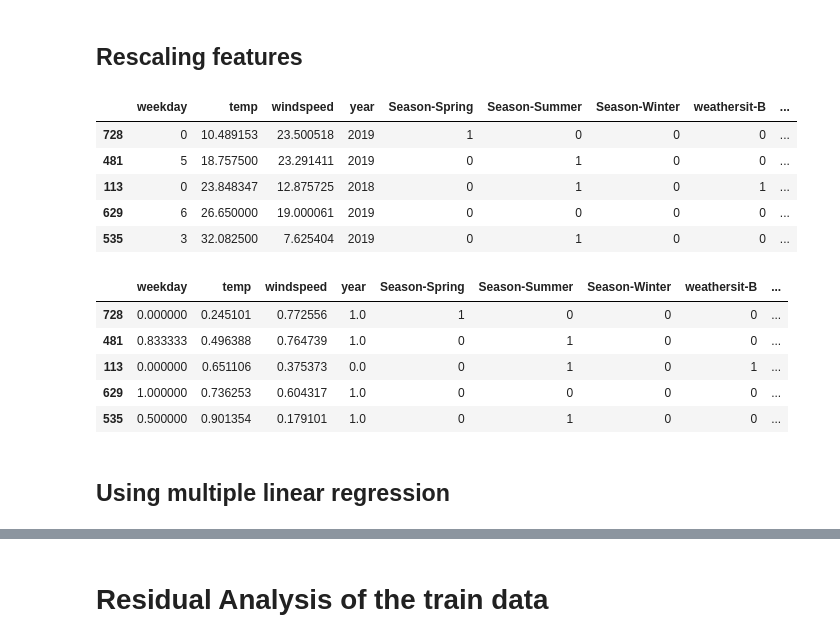
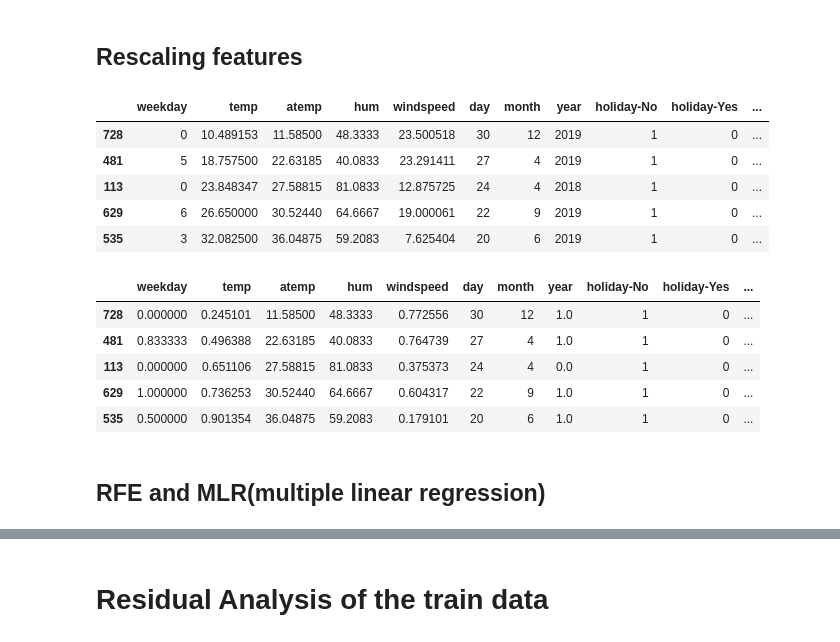
Before and after one commit to ACE857/ML-Bike-Sharing-Assignment, a Jupyter notebook: Suraj.ipynb, the cells around one changed output, grey strips where cells are left out. Drawn from its saved outputs; the diff is of its cells as text; code cells hidden in the pictures.

```diff
--- a/Suraj.ipynb
+++ b/Suraj.ipynb
@@ -330,15 +332,3 @@ memory usage: 121.6+ KB
 data = data.drop(['dteday', 'yr', 'instant', 'mnth',
                   'season', 'holiday', 'workingday',
                   'weathersit', 'casual', 'registered'], axis=1)
-
-"""
-R2 score - test/ train -> 83/80
-data = data.drop(['dteday', 'yr', 'instant', 'mnth',
-                  'season', 'holiday', 'workingday',
-                  'weathersit', 'casual', 'registered'], axis=1)
-
-
-
-
-
-"""
@@ -386,21 +367,6 @@ Positive correlation of temp and cnt
 # Building Model
 # %% [markdown]
 ## Test Train Split
-# %%
-# testing removing some other features
-# dropping columns - This is updated for each RFE iteration
-
-# data = data.drop(['month'], axis=1) #still 83
-# data = data.drop(['atemp'], axis=1) #still 83
-# data = data.drop(['day'], axis=1)
-# data = data.drop(['holiday-Yes'], axis=1)
-# data = data.drop(['workingday-No'], axis=1)
-# data = data.drop(['weathersit-A'], axis=1)
-# data = data.drop(['Season-Fall'], axis=1)
-# data = data.drop(['workingday-Yes'], axis=1)
-# data = data.drop(['hum'], axis=1)
-
-data = data.drop(['holiday-No'], axis=1)
 # %%
 X = data.loc[:, data.columns != 'cnt']
 y = data['cnt']
@@ -412,29 +378,30 @@ X_train, X_test, y_train, y_test = train_test_split(X, y, train_size = 0.7, test
 # %%
 X_train.head()
 # %% [output]
-|  | weekday | temp | windspeed | year | Season-Spring | Season-Summer | Season-Winter | weathersit-B | ... |
-| 728 | 0 | 10.489153 | 23.500518 | 2019 | 1 | 0 | 0 | 0 | ... |
-| 481 | 5 | 18.757500 | 23.291411 | 2019 | 0 | 1 | 0 | 0 | ... |
-| 113 | 0 | 23.848347 | 12.875725 | 2018 | 0 | 1 | 0 | 1 | ... |
-| 629 | 6 | 26.650000 | 19.000061 | 2019 | 0 | 0 | 0 | 0 | ... |
-| 535 | 3 | 32.082500 | 7.625404 | 2019 | 0 | 1 | 0 | 0 | ... |
+|  | weekday | temp | atemp | hum | windspeed | day | month | year | holiday-No | holiday-Yes | ... |
+| 728 | 0 | 10.489153 | 11.58500 | 48.3333 | 23.500518 | 30 | 12 | 2019 | 1 | 0 | ... |
+| 481 | 5 | 18.757500 | 22.63185 | 40.0833 | 23.291411 | 27 | 4 | 2019 | 1 | 0 | ... |
+| 113 | 0 | 23.848347 | 27.58815 | 81.0833 | 12.875725 | 24 | 4 | 2018 | 1 | 0 | ... |
+| 629 | 6 | 26.650000 | 30.52440 | 64.6667 | 19.000061 | 22 | 9 | 2019 | 1 | 0 | ... |
+| 535 | 3 | 32.082500 | 36.04875 | 59.2083 | 7.625404 | 20 | 6 | 2019 | 1 | 0 | ... |
 # %%
 # Scale features which were originally numeric or float type
+scaler = MinMaxScaler()
 num_vars = ['weekday', 'temp', 'windspeed', 'year']
 X_train[num_vars] = scaler.fit_transform(X_train[num_vars])
 X_train.head()
 # %% [output]
-|  | weekday | temp | windspeed | year | Season-Spring | Season-Summer | Season-Winter | weathersit-B | ... |
-| 728 | 0.000000 | 0.245101 | 0.772556 | 1.0 | 1 | 0 | 0 | 0 | ... |
-| 481 | 0.833333 | 0.496388 | 0.764739 | 1.0 | 0 | 1 | 0 | 0 | ... |
-| 113 | 0.000000 | 0.651106 | 0.375373 | 0.0 | 0 | 1 | 0 | 1 | ... |
-| 629 | 1.000000 | 0.736253 | 0.604317 | 1.0 | 0 | 0 | 0 | 0 | ... |
-| 535 | 0.500000 | 0.901354 | 0.179101 | 1.0 | 0 | 1 | 0 | 0 | ... |
+|  | weekday | temp | atemp | hum | windspeed | day | month | year | holiday-No | holiday-Yes | ... |
+| 728 | 0.000000 | 0.245101 | 11.58500 | 48.3333 | 0.772556 | 30 | 12 | 1.0 | 1 | 0 | ... |
+| 481 | 0.833333 | 0.496388 | 22.63185 | 40.0833 | 0.764739 | 27 | 4 | 1.0 | 1 | 0 | ... |
+| 113 | 0.000000 | 0.651106 | 27.58815 | 81.0833 | 0.375373 | 24 | 4 | 0.0 | 1 | 0 | ... |
+| 629 | 1.000000 | 0.736253 | 30.52440 | 64.6667 | 0.604317 | 22 | 9 | 1.0 | 1 | 0 | ... |
+| 535 | 0.500000 | 0.901354 | 36.04875 | 59.2083 | 0.179101 | 20 | 6 | 1.0 | 1 | 0 | ... |
 # %%
 # Only transform on test set
 X_test[num_vars] = scaler.transform(X_test[num_vars])
 # %% [markdown]
-## Using multiple linear regression
+## RFE and MLR(multiple linear regression)
 # %%
 
 lm = LinearRegression()
```
Also changed, not shown: parts of 29 cells of this notebook.
